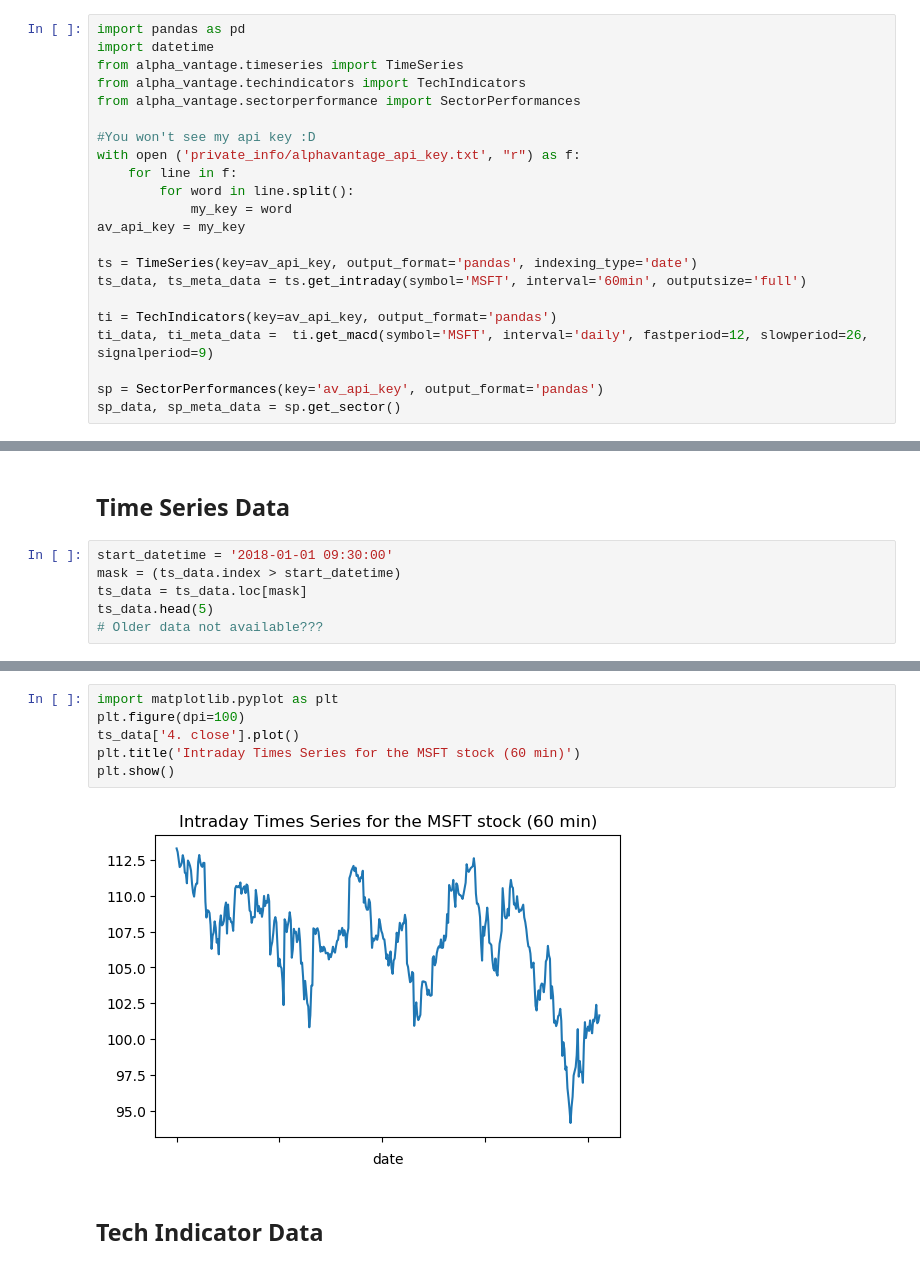
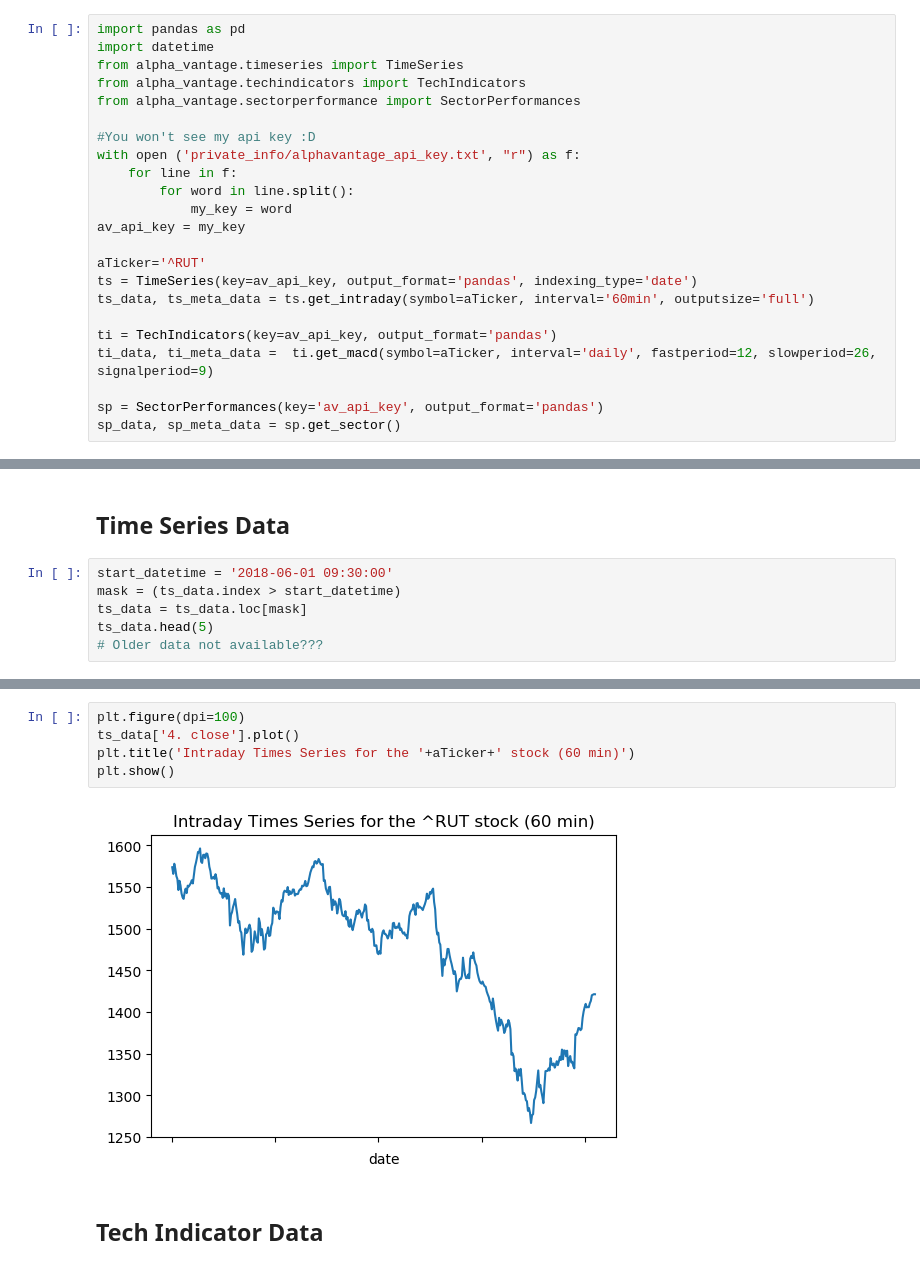
Before and after one commit to allenxiangxin/StockTA, a Jupyter notebook: Primer_via_alpha_vantage.ipynb, the cells around one changed output, grey strips where cells are left out. Saved outputs shown, nothing was run; the diff lists cells and outputs as text.

```diff
--- a/Primer_via_alpha_vantage.ipynb
+++ b/Primer_via_alpha_vantage.ipynb
@@ -18,11 +18,12 @@ with open ('private_info/alphavantage_api_key.txt', "r") as f:
             my_key = word
 av_api_key = my_key
 
+aTicker='^RUT'
 ts = TimeSeries(key=av_api_key, output_format='pandas', indexing_type='date')
-ts_data, ts_meta_data = ts.get_intraday(symbol='MSFT', interval='60min', outputsize='full')
+ts_data, ts_meta_data = ts.get_intraday(symbol=aTicker, interval='60min', outputsize='full')
 
 ti = TechIndicators(key=av_api_key, output_format='pandas')
-ti_data, ti_meta_data =  ti.get_macd(symbol='MSFT', interval='daily', fastperiod=12, slowperiod=26, signalperiod=9)
+ti_data, ti_meta_data =  ti.get_macd(symbol=aTicker, interval='daily', fastperiod=12, slowperiod=26, signalperiod=9)
 
 sp = SectorPerformances(key='av_api_key', output_format='pandas')
 sp_data, sp_meta_data = sp.get_sector()
@@ -49,7 +52,7 @@ plt.show()
 # %% [markdown]
 ##   Time Series Data
 # %%
-start_datetime = '2018-01-01 09:30:00'
+start_datetime = '2018-06-01 09:30:00'
 mask = (ts_data.index > start_datetime)
 ts_data = ts_data.loc[mask]
 ts_data.head(5)
@@ -65,11 +68,10 @@ ts_data.head(5)
 # %%
-import matplotlib.pyplot as plt
 plt.figure(dpi=100)
 ts_data['4. close'].plot()
-plt.title('Intraday Times Series for the MSFT stock (60 min)')
+plt.title('Intraday Times Series for the '+aTicker+' stock (60 min)')
 plt.show()
 # %% [output]
-[figure, old version]
+[figure, new version]
 # %% [markdown]
 ## Tech Indicator Data
 # %%
```
Also changed, not shown: parts of 10 cells of this notebook, 1 other file.
